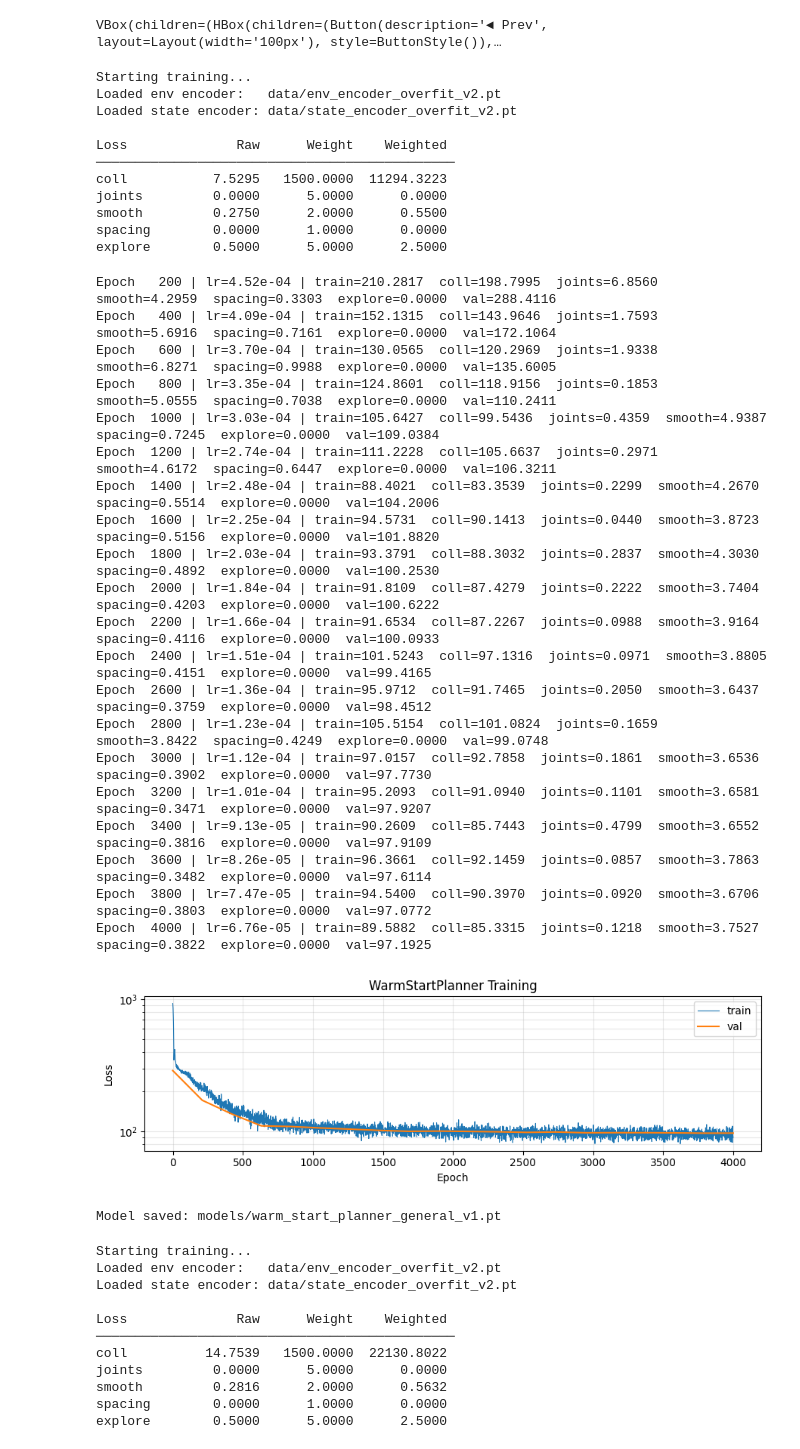
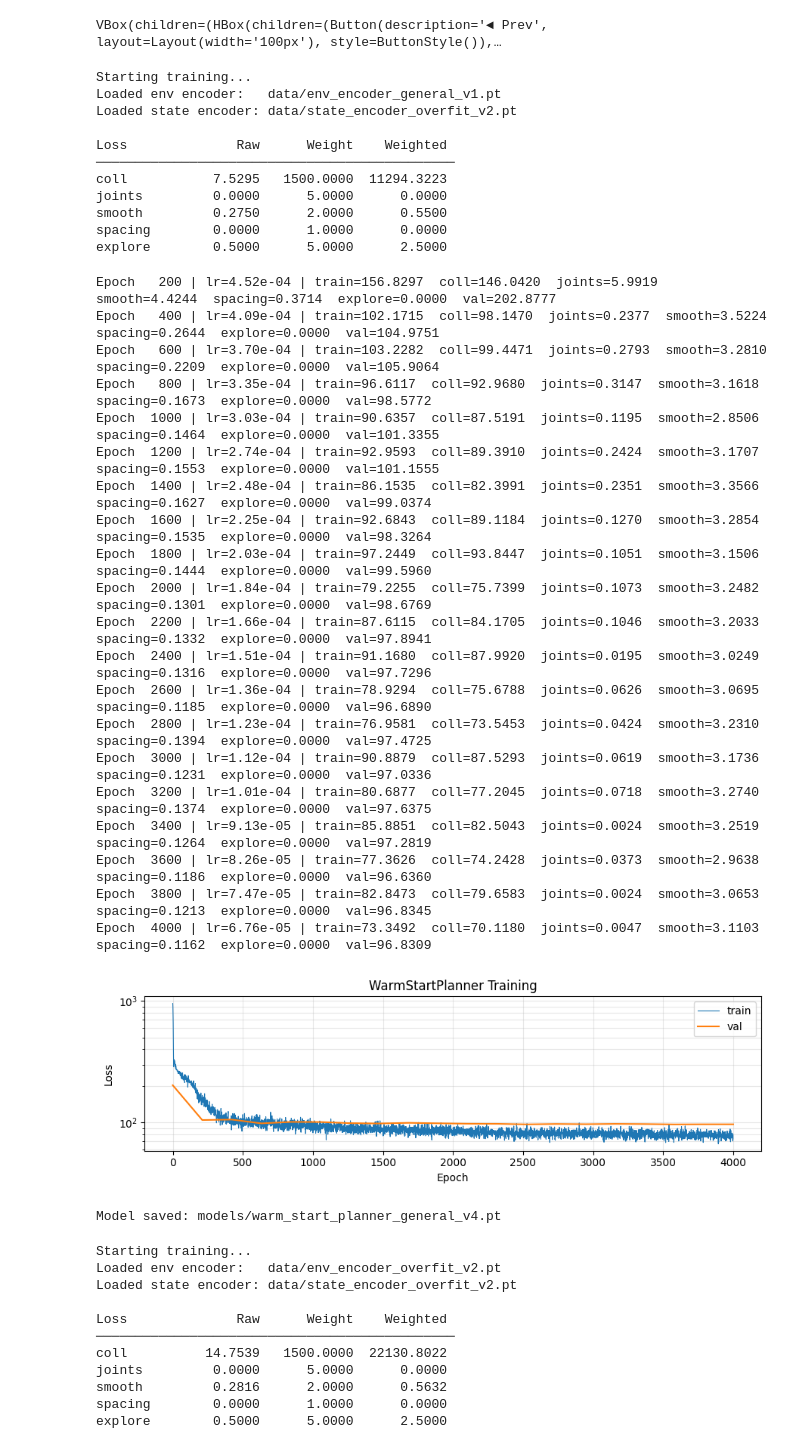
Before and after one commit to mangam-02/Self-Supervised-Learning-for-Robot-Motion-Planning, a Jupyter notebook: src/process_nvidia_1_sample.ipynb, the cells around one changed output. Drawn from its saved outputs; the diff is of its cells as text; code cells hidden in the pictures.

```diff
--- a/src/process_nvidia_1_sample.ipynb
+++ b/src/process_nvidia_1_sample.ipynb
@@ -477,7 +477,7 @@ VBox(children=(HBox(children=(Button(description='◄ Prev', layout=Layout(width
 # Full dataset
 print("Starting training...")
 
-model_general, history_general = train(
+model_general_v4, history_general_v4 = train(
     # Paths
     train_dataset       = "data/dataset_overfit_v2_general_train.pt",
     val_dataset         = "data/dataset_overfit_v2_general_val.pt",
@@ -487,7 +487,7 @@ model_general, history_general = train(
     C                   = 10,
 
     # Pre-trained encoders
-    env_encoder_path    = "data/env_encoder_overfit_v2.pt",
+    env_encoder_path    = "data/env_encoder_general_v1.pt",
     state_encoder_path  = "data/state_encoder_overfit_v2.pt",
     freeze_encoders     = False,
 
@@ -496,57 +496,57 @@ model_general, history_general = train(
     batch_size          = 128,
     lr                  = 5e-4,
 
     # Loss weights
     w_coll              = 1500.0,
     w_joints            = 5.0,
     w_smooth            = 2.0,
     w_spacing           = 1.0,
     w_explore           = 5.0,
 
     # Collision parameters
     explore_threshold   = 0.5,
     collision_eps       = 0.20,
     dt                  = 0.1,
 
     # Monitoring and Hardware
     log_every           = 200,
     device              = "cuda",
-    save_path           = "models/warm_start_planner_general_v1.pt",
+    save_path           = "models/warm_start_planner_general_v4.pt",
 )
 # %% [output]
 Starting training...
-Loaded env encoder:   data/env_encoder_overfit_v2.pt
+Loaded env encoder:   data/env_encoder_general_v1.pt
 Loaded state encoder: data/state_encoder_overfit_v2.pt
 
 Loss              Raw      Weight    Weighted
 ──────────────────────────────────────────────
 coll           7.5295   1500.0000  11294.3223
 joints         0.0000      5.0000      0.0000
 smooth         0.2750      2.0000      0.5500
 spacing        0.0000      1.0000      0.0000
 explore        0.5000      5.0000      2.5000
-Epoch   200 | lr=4.52e-04 | train=210.2817  coll=198.7995  joints=6.8560  smooth=4.2959  spacing=0.3303  explore=0.0000  val=288.4116
-Epoch   400 | lr=4.09e-04 | train=152.1315  coll=143.9646  joints=1.7593  smooth=5.6916  spacing=0.7161  explore=0.0000  val=172.1064
-Epoch   600 | lr=3.70e-04 | train=130.0565  coll=120.2969  joints=1.9338  smooth=6.8271  spacing=0.9988  explore=0.0000  val=135.6005
-Epoch   800 | lr=3.35e-04 | train=124.8601  coll=118.9156  joints=0.1853  smooth=5.0555  spacing=0.7038  explore=0.0000  val=110.2411
-Epoch  1000 | lr=3.03e-04 | train=105.6427  coll=99.5436  joints=0.4359  smooth=4.9387  spacing=0.7245  explore=0.0000  val=109.0384
-Epoch  1200 | lr=2.74e-04 | train=111.2228  coll=105.6637  joints=0.2971  smooth=4.6172  spacing=0.6447  explore=0.0000  val=106.3211
-Epoch  1400 | lr=2.48e-04 | train=88.4021  coll=83.3539  joints=0.2299  smooth=4.2670  spacing=0.5514  explore=0.0000  val=104.2006
-Epoch  1600 | lr=2.25e-04 | train=94.5731  coll=90.1413  joints=0.0440  smooth=3.8723  spacing=0.5156  explore=0.0000  val=101.8820
-Epoch  1800 | lr=2.03e-04 | train=93.3791  coll=88.3032  joints=0.2837  smooth=4.3030  spacing=0.4892  explore=0.0000  val=100.2530
-Epoch  2000 | lr=1.84e-04 | train=91.8109  coll=87.4279  joints=0.2222  smooth=3.7404  spacing=0.4203  explore=0.0000  val=100.6222
-Epoch  2200 | lr=1.66e-04 | train=91.6534  coll=87.2267  joints=0.0988  smooth=3.9164  spacing=0.4116  explore=0.0000  val=100.0933
-Epoch  2400 | lr=1.51e-04 | train=101.5243  coll=97.1316  joints=0.0971  smooth=3.8805  spacing=0.4151  explore=0.0000  val=99.4165
-Epoch  2600 | lr=1.36e-04 | train=95.9712  coll=91.7465  joints=0.2050  smooth=3.6437  spacing=0.3759  explore=0.0000  val=98.4512
-Epoch  2800 | lr=1.23e-04 | train=105.5154  coll=101.0824  joints=0.1659  smooth=3.8422  spacing=0.4249  explore=0.0000  val=99.0748
-Epoch  3000 | lr=1.12e-04 | train=97.0157  coll=92.7858  joints=0.1861  smooth=3.6536  spacing=0.3902  explore=0.0000  val=97.7730
-Epoch  3200 | lr=1.01e-04 | train=95.2093  coll=91.0940  joints=0.1101  smooth=3.6581  spacing=0.3471  explore=0.0000  val=97.9207
-Epoch  3400 | lr=9.13e-05 | train=90.2609  coll=85.7443  joints=0.4799  smooth=3.6552  spacing=0.3816  explore=0.0000  val=97.9109
-Epoch  3600 | lr=8.26e-05 | train=96.3661  coll=92.1459  joints=0.0857  smooth=3.7863  spacing=0.3482  explore=0.0000  val=97.6114
-Epoch  3800 | lr=7.47e-05 | train=94.5400  coll=90.3970  joints=0.0920  smooth=3.6706  spacing=0.3803  explore=0.0000  val=97.0772
-Epoch  4000 | lr=6.76e-05 | train=89.5882  coll=85.3315  joints=0.1218  smooth=3.7527  spacing=0.3822  explore=0.0000  val=97.1925
+Epoch   200 | lr=4.52e-04 | train=156.8297  coll=146.0420  joints=5.9919  smooth=4.4244  spacing=0.3714  explore=0.0000  val=202.8777
+Epoch   400 | lr=4.09e-04 | train=102.1715  coll=98.1470  joints=0.2377  smooth=3.5224  spacing=0.2644  explore=0.0000  val=104.9751
+Epoch   600 | lr=3.70e-04 | train=103.2282  coll=99.4471  joints=0.2793  smooth=3.2810  spacing=0.2209  explore=0.0000  val=105.9064
+Epoch   800 | lr=3.35e-04 | train=96.6117  coll=92.9680  joints=0.3147  smooth=3.1618  spacing=0.1673  explore=0.0000  val=98.5772
+Epoch  1000 | lr=3.03e-04 | train=90.6357  coll=87.5191  joints=0.1195  smooth=2.8506  spacing=0.1464  explore=0.0000  val=101.3355
+Epoch  1200 | lr=2.74e-04 | train=92.9593  coll=89.3910  joints=0.2424  smooth=3.1707  spacing=0.1553  explore=0.0000  val=101.1555
+Epoch  1400 | lr=2.48e-04 | train=86.1535  coll=82.3991  joints=0.2351  smooth=3.3566  spacing=0.1627  explore=0.0000  val=99.0374
+Epoch  1600 | lr=2.25e-04 | train=92.6843  coll=89.1184  joints=0.1270  smooth=3.2854  spacing=0.1535  explore=0.0000  val=98.3264
+Epoch  1800 | lr=2.03e-04 | train=97.2449  coll=93.8447  joints=0.1051  smooth=3.1506  spacing=0.1444  explore=0.0000  val=99.5960
+Epoch  2000 | lr=1.84e-04 | train=79.2255  coll=75.7399  joints=0.1073  smooth=3.2482  spacing=0.1301  explore=0.0000  val=98.6769
+Epoch  2200 | lr=1.66e-04 | train=87.6115  coll=84.1705  joints=0.1046  smooth=3.2033  spacing=0.1332  explore=0.0000  val=97.8941
+Epoch  2400 | lr=1.51e-04 | train=91.1680  coll=87.9920  joints=0.0195  smooth=3.0249  spacing=0.1316  explore=0.0000  val=97.7296
+Epoch  2600 | lr=1.36e-04 | train=78.9294  coll=75.6788  joints=0.0626  smooth=3.0695  spacing=0.1185  explore=0.0000  val=96.6890
+Epoch  2800 | lr=1.23e-04 | train=76.9581  coll=73.5453  joints=0.0424  smooth=3.2310  spacing=0.1394  explore=0.0000  val=97.4725
+Epoch  3000 | lr=1.12e-04 | train=90.8879  coll=87.5293  joints=0.0619  smooth=3.1736  spacing=0.1231  explore=0.0000  val=97.0336
+Epoch  3200 | lr=1.01e-04 | train=80.6877  coll=77.2045  joints=0.0718  smooth=3.2740  spacing=0.1374  explore=0.0000  val=97.6375
+Epoch  3400 | lr=9.13e-05 | train=85.8851  coll=82.5043  joints=0.0024  smooth=3.2519  spacing=0.1264  explore=0.0000  val=97.2819
+Epoch  3600 | lr=8.26e-05 | train=77.3626  coll=74.2428  joints=0.0373  smooth=2.9638  spacing=0.1186  explore=0.0000  val=96.6360
+Epoch  3800 | lr=7.47e-05 | train=82.8473  coll=79.6583  joints=0.0024  smooth=3.0653  spacing=0.1213  explore=0.0000  val=96.8345
+Epoch  4000 | lr=6.76e-05 | train=73.3492  coll=70.1180  joints=0.0047  smooth=3.1103  spacing=0.1162  explore=0.0000  val=96.8309
-[figure, old version]
+[figure, new version]
-Model saved: models/warm_start_planner_general_v1.pt
+Model saved: models/warm_start_planner_general_v4.pt
 # %%
 # ---------- WarmStartPlanner SSL Training ----------
 # Full dataset
```
Also changed, not shown: parts of 2 cells of this notebook.
